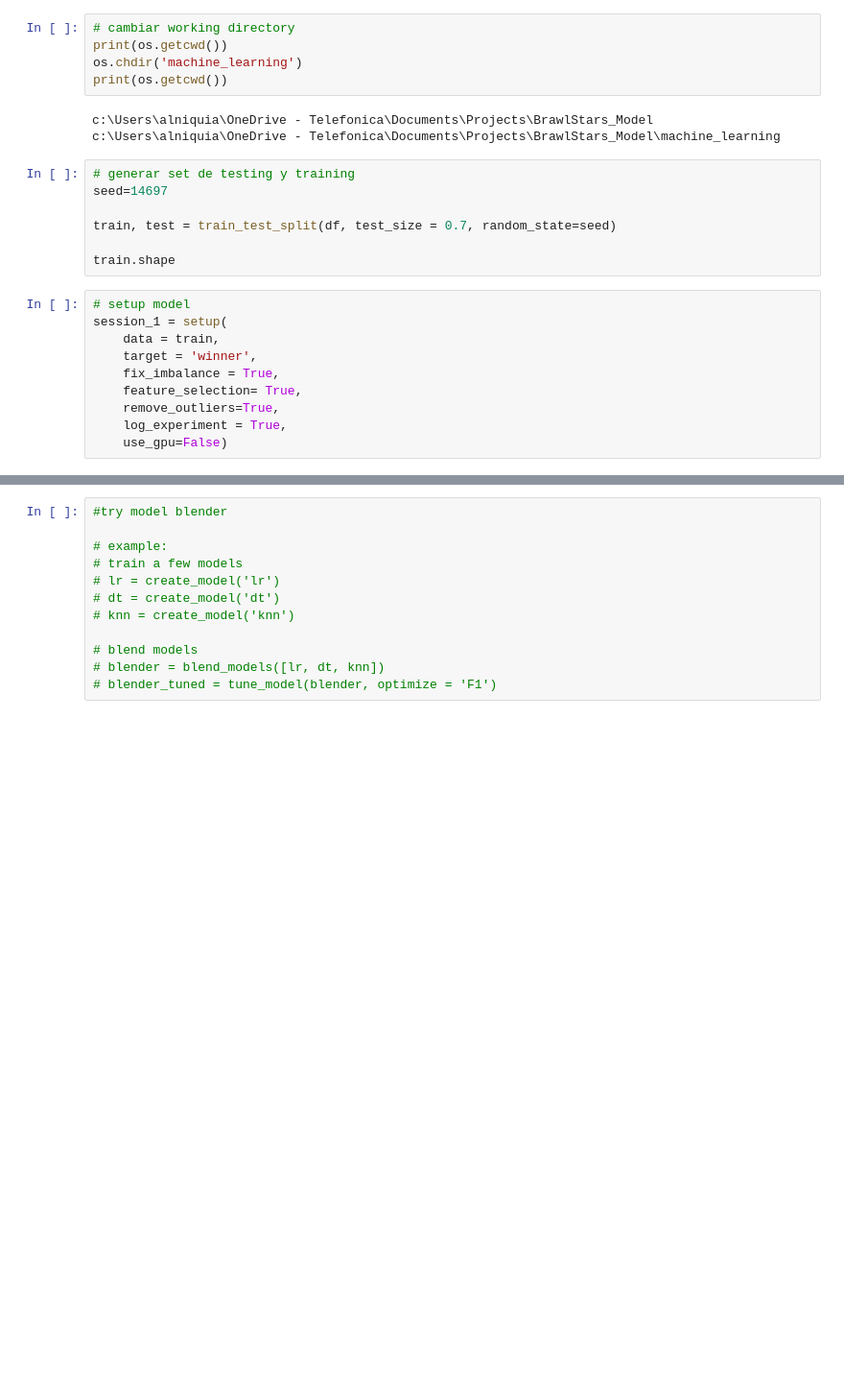
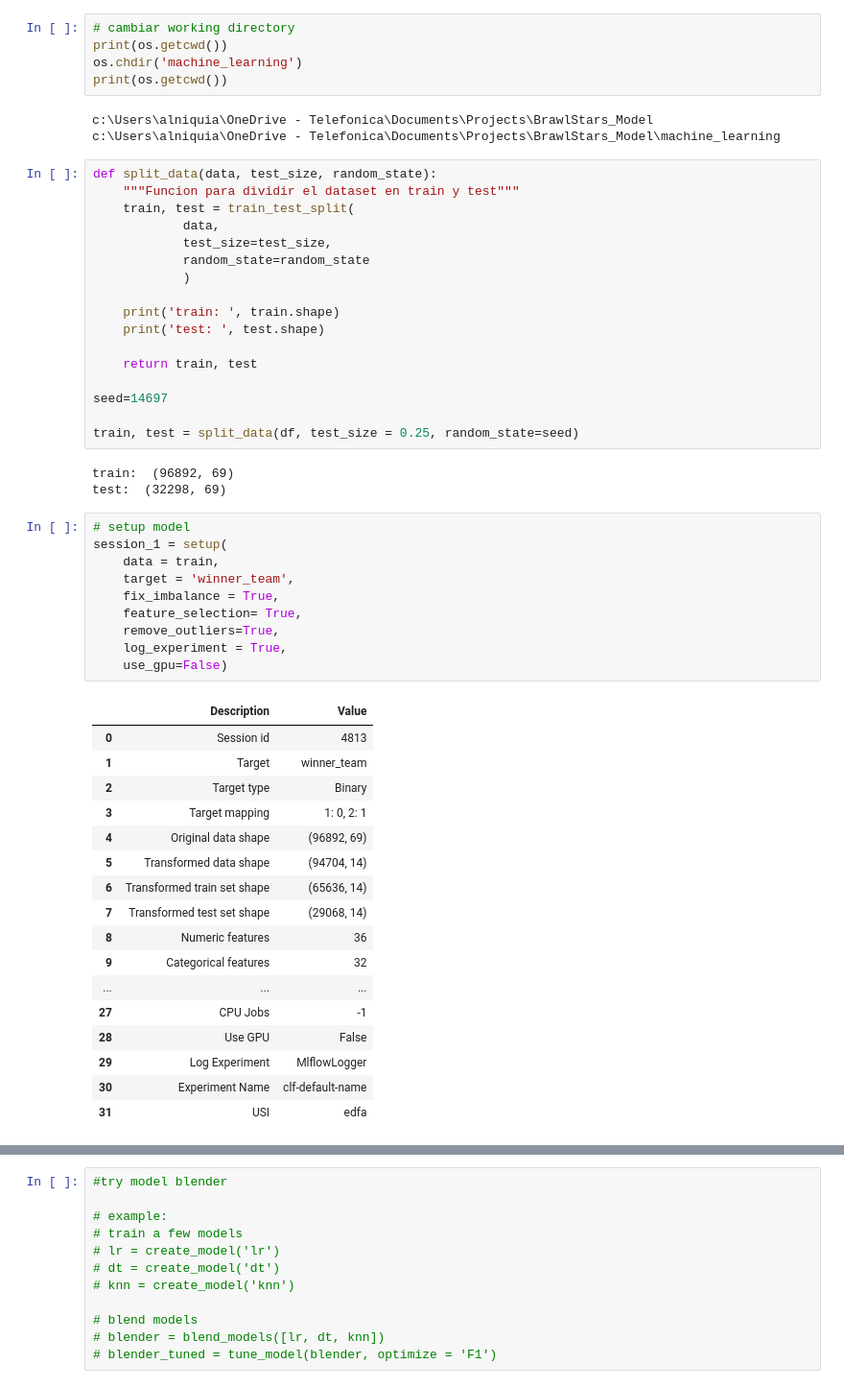
Before and after one commit to aquinteros/BrawlStars_Analytics, a Jupyter notebook: bs_ml_training.ipynb, the cells around one changed output, grey strips where cells are left out. Shown at 96% size. Drawn from its saved outputs; the diff is of its cells as text; blank space fills up the shorter version.

```diff
--- a/bs_ml_training.ipynb
+++ b/bs_ml_training.ipynb
@@ -19,21 +35,51 @@ print(os.getcwd())
 # %% [output]
 c:\Users\alniquia\OneDrive - Telefonica\Documents\Projects\BrawlStars_Model
 c:\Users\alniquia\OneDrive - Telefonica\Documents\Projects\BrawlStars_Model\machine_learning
-# %%
-# generar set de testing y training
-seed=14697
-
-train, test = train_test_split(df, test_size = 0.7, random_state=seed)
-
-train.shape
+# %%
+def split_data(data, test_size, random_state):
+	"""Funcion para dividir el dataset en train y test"""
+	train, test = train_test_split(
+			data,
+			test_size=test_size,
+			random_state=random_state
+			)
+
+	print('train: ', train.shape)
+	print('test: ', test.shape)
+
+	return train, test
+
+seed=14697
+
+train, test = split_data(df, test_size = 0.25, random_state=seed)
+# %% [output]
+train:  (96892, 69)
+test:  (32298, 69)
 # %%
 # setup model
 session_1 = setup(
 	data = train,
-	target = 'winner',
+	target = 'winner_team',
 	fix_imbalance = True,
     feature_selection= True,
 	remove_outliers=True,
 	log_experiment = True,
     use_gpu=False)
 # %% [output]
+|  | Description | Value |
+| 0 | Session id | 4813 |
+| 1 | Target | winner_team |
+| 2 | Target type | Binary |
+| 3 | Target mapping | 1: 0, 2: 1 |
+| 4 | Original data shape | (96892, 69) |
+| 5 | Transformed data shape | (94704, 14) |
+| 6 | Transformed train set shape | (65636, 14) |
+| 7 | Transformed test set shape | (29068, 14) |
+| 8 | Numeric features | 36 |
+| 9 | Categorical features | 32 |
+| ... | ... | ... |
+| 27 | CPU Jobs | -1 |
+| 28 | Use GPU | False |
+| 29 | Log Experiment | MlflowLogger |
+| 30 | Experiment Name | clf-default-name |
+| 31 | USI | edfa |
```
Also changed, not shown: parts of 10 cells of this notebook, 3 other files.
